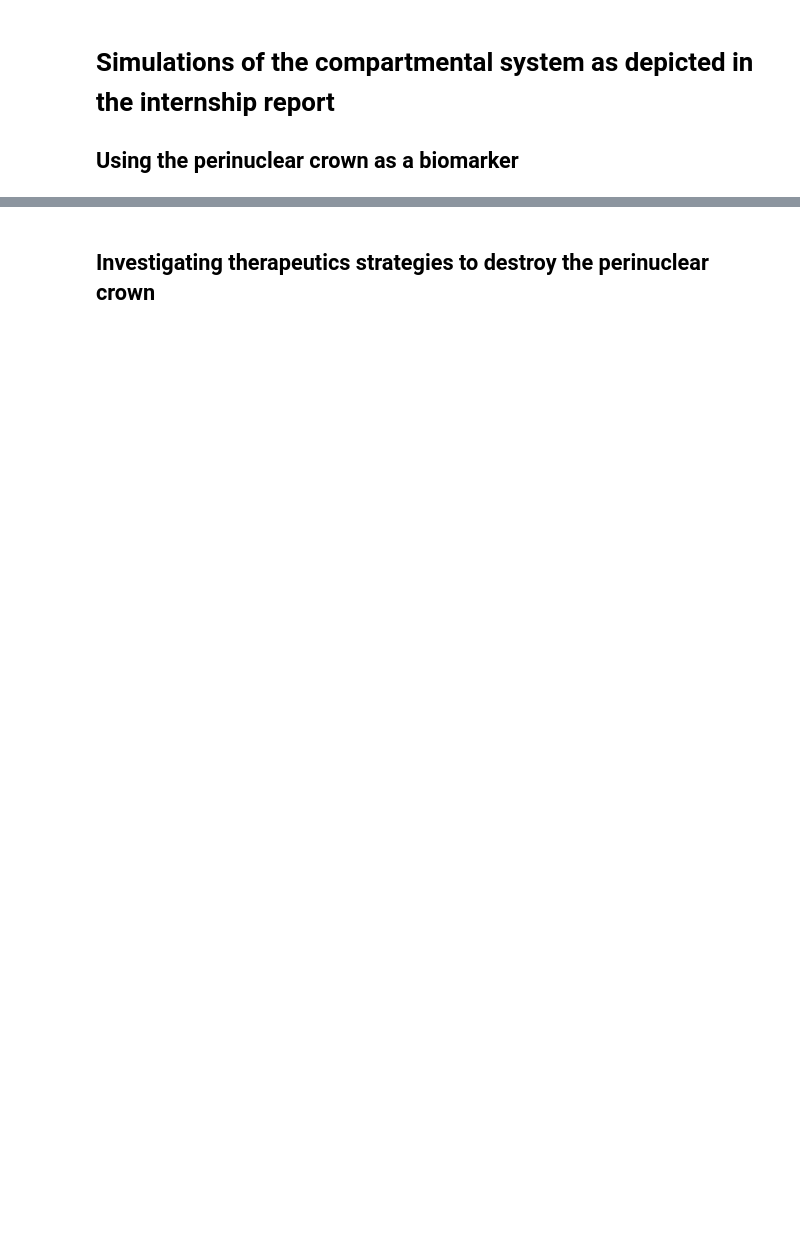
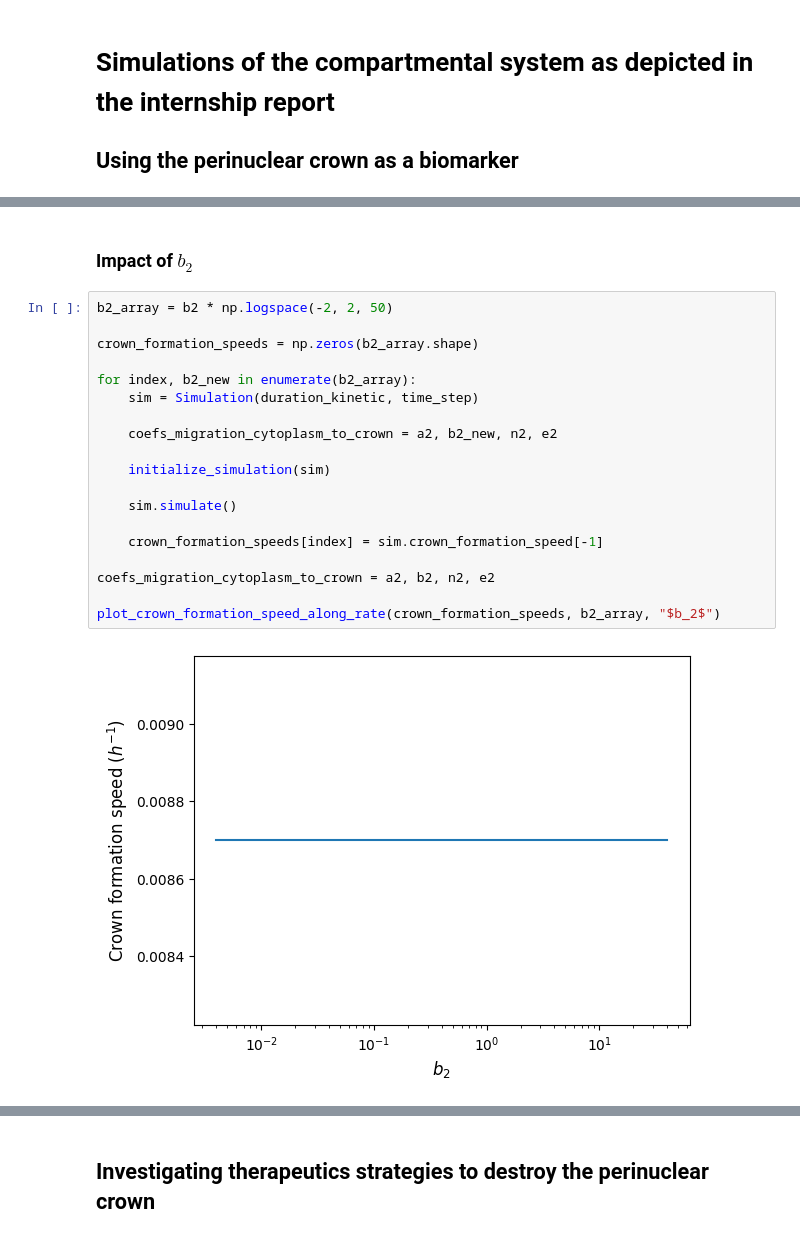
Before and after one commit to SimonBure/simulation-alzheimer, a Jupyter notebook: compartmental.ipynb, the cells around one changed output, grey strips where cells are left out. Drawn from its saved outputs; the diff is of its cells as text; blank space fills up the shorter version.

```diff
--- a/compartmental.ipynb
+++ b/compartmental.ipynb
@@ -44,0 +121,23 @@ a_sim.plot_all_compartments()
+# %% [markdown]
+### Impact of $b_2$
+# %%
+b2_array = b2 * np.logspace(-2, 2, 50)
+
+crown_formation_speeds = np.zeros(b2_array.shape)
+
+for index, b2_new in enumerate(b2_array):
+    sim = Simulation(duration_kinetic, time_step)
+
+    coefs_migration_cytoplasm_to_crown = a2, b2_new, n2, e2
+
+    initialize_simulation(sim)
+
+    sim.simulate()
+
+    crown_formation_speeds[index] = sim.crown_formation_speed[-1]
+
+coefs_migration_cytoplasm_to_crown = a2, b2, n2, e2
+
+plot_crown_formation_speed_along_rate(crown_formation_speeds, b2_array, "$b_2$")
+# %% [output]
+[figure, added]
```
Also changed, not shown: parts of 28 cells of this notebook, 3 other files.
